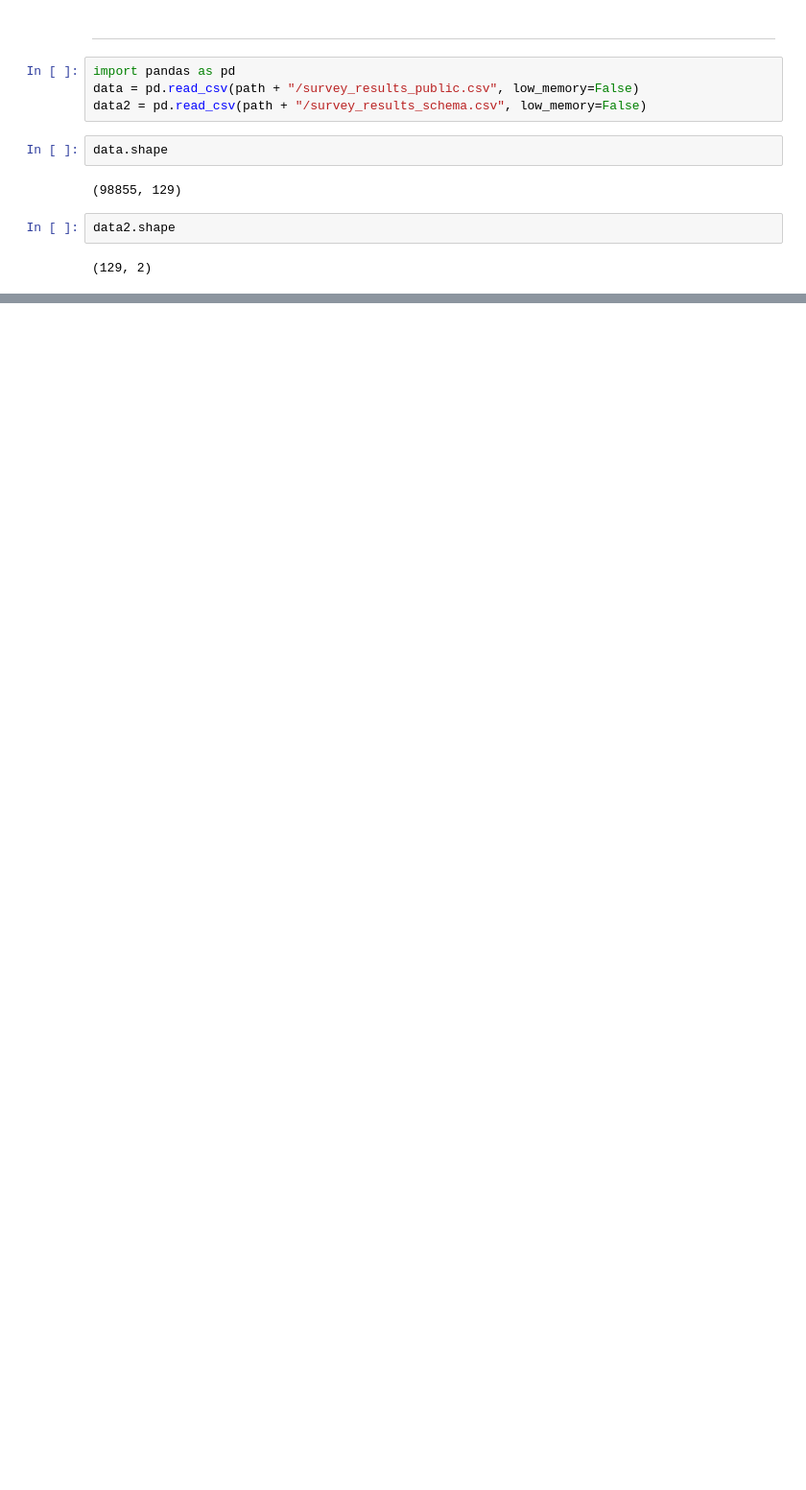
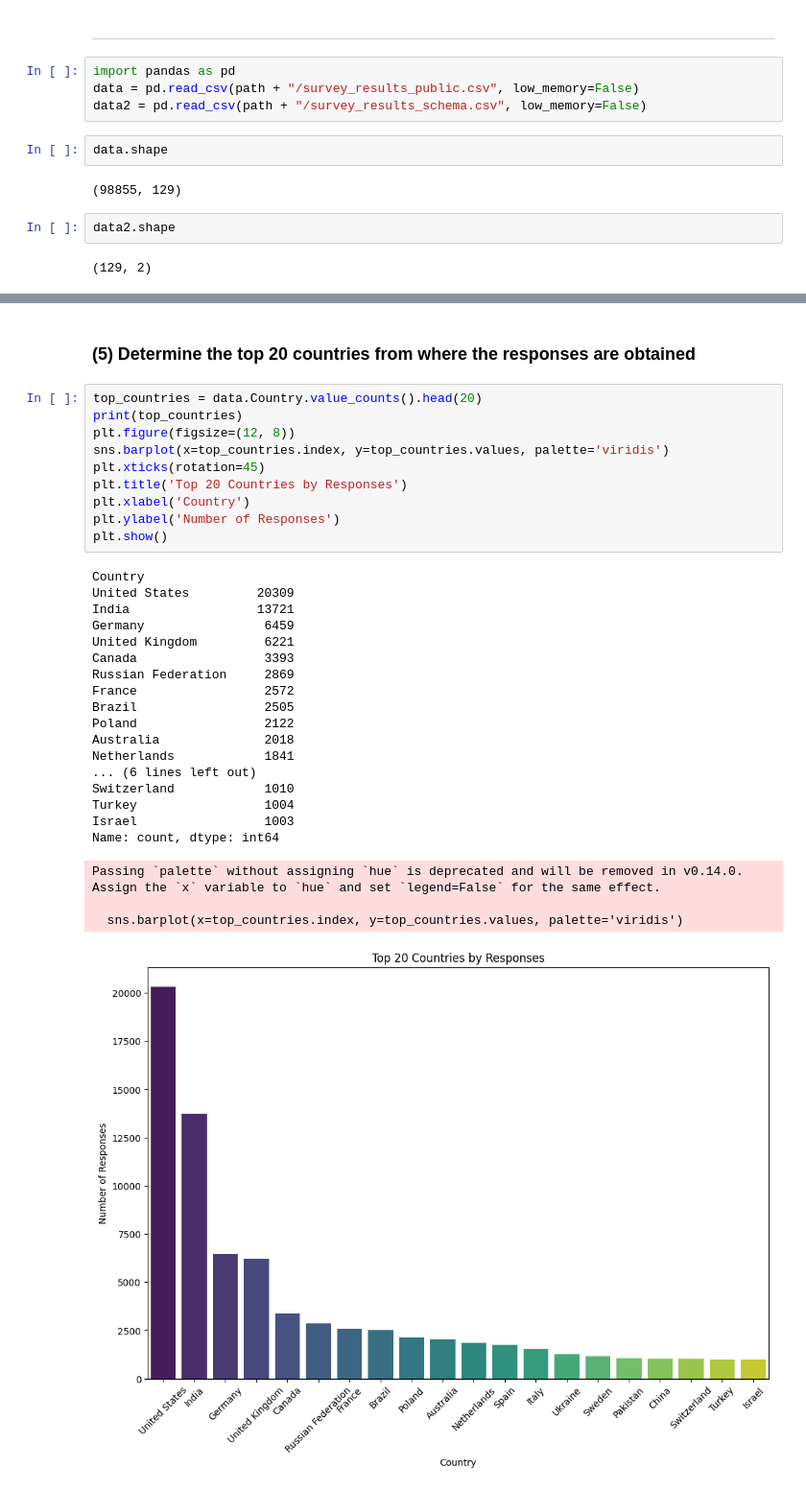
Before and after one commit to JahnviAghera/ML, a Jupyter notebook: experiment_1/stack_overflow.ipynb, the cells around one changed output, grey strips where cells are left out. Shown at 96% size. Cells and saved outputs as stored; diff of their text form; blank space fills up the shorter version.

```diff
--- a/experiment_1/stack_overflow.ipynb
+++ b/experiment_1/stack_overflow.ipynb
@@ -65,0 +147,34 @@ data2.isna().sum()/data2.shape[0] * 100
+# %% [markdown]
+### (5) Determine the top 20 countries from where the responses are obtained
+# %%
+top_countries = data.Country.value_counts().head(20)
+print(top_countries)
+plt.figure(figsize=(12, 8))
+sns.barplot(x=top_countries.index, y=top_countries.values, palette='viridis')
+plt.xticks(rotation=45)
+plt.title('Top 20 Countries by Responses')
+plt.xlabel('Country')
+plt.ylabel('Number of Responses')
+plt.show()
+# %% [output]
+Country
+United States         20309
+India                 13721
+Germany                6459
+United Kingdom         6221
+Canada                 3393
+Russian Federation     2869
+France                 2572
+Brazil                 2505
+Poland                 2122
+Australia              2018
+Netherlands            1841
+... (6 lines left out)
+Switzerland            1010
+Turkey                 1004
+Israel                 1003
+Name: count, dtype: int64
+Passing `palette` without assigning `hue` is deprecated and will be removed in v0.14.0. Assign the `x` variable to `hue` and set `legend=False` for the same effect.
+
+  sns.barplot(x=top_countries.index, y=top_countries.values, palette='viridis')
+[figure, added]
```
Also changed, not shown: parts of 16 cells of this notebook, 2 other files.
